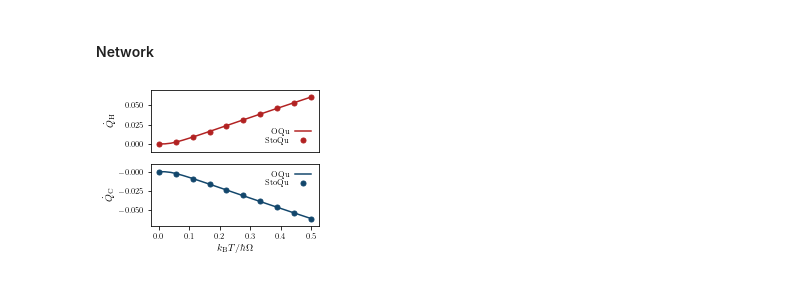
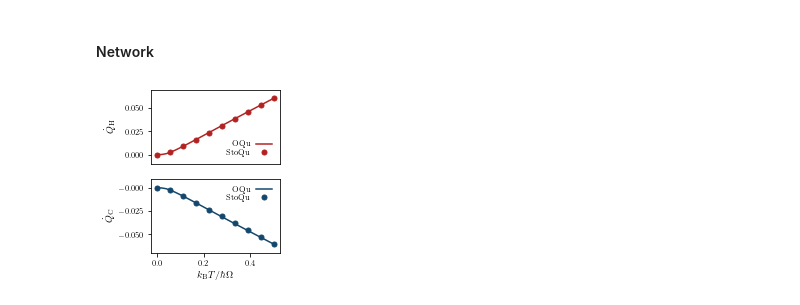
Before and after one commit to quantum-exeter/StochasticOscillators, a Jupyter notebook: plot.ipynb, the cells around one changed output. Saved outputs shown, nothing was run; the diff lists cells and outputs as text; code cells hidden in the pictures.

Commit message:
Network plot modified for schematic

```diff
--- a/plot.ipynb
+++ b/plot.ipynb
@@ -149,7 +149,7 @@ plt.savefig('./data/dynamics/dynamics.pdf', bbox_inches="tight", dpi=600)
 # %%
 q_T_osys = np.array(pd.read_csv(r'./data/network/q_T_osys_network.csv', header=None))
 # %%
-fig, ax = plt.subplots(2, 1, figsize=(3, 2.5))
+fig, ax = plt.subplots(2, 1, figsize=(2.3, 3))
 
 ax[0].set_ylabel("$\dot{Q}_{\mathrm{H}}$", labelpad=10.2)
 ax[0].set_ylim(-0.01, 0.07)
@@ -164,34 +164,34 @@ ax[1].set_yticks([0.000, -0.025, -0.050], ['$-0.000$', '$-0.025$', '$-0.050$'])
 ##### Data ######
 ax[0].plot(q_T_osys[:,0], q_T_osys[:,2], color='firebrick', label='OQu', zorder=0)
 ax[0].plot(0, 0.000005618790332271013, color='firebrick', linestyle='', marker='o', markersize=5, label='StoQu')
 ax[0].plot(5/90, 0.0024098244206672502, color='firebrick', linestyle='', marker='o', markersize=5)
 ax[0].plot(10/90, 0.008777703464497175, color='firebrick', linestyle='', marker='o', markersize=5)
 ax[0].plot(15/90, 0.016002953536526563, color='firebrick', linestyle='', marker='o', markersize=5)
 ax[0].plot(20/90, 0.023273010284886507, color='firebrick', linestyle='', marker='o', markersize=5)
 ax[0].plot(25/90, 0.030883337130464438, color='firebrick', linestyle='', marker='o', markersize=5)
 ax[0].plot(30/90, 0.03819142001582521, color='firebrick', linestyle='', marker='o', markersize=5)
 ax[0].plot(35/90, 0.04601786783526474, color='firebrick', linestyle='', marker='o', markersize=5)
 ax[0].plot(40/90, 0.05297082364038641, color='firebrick', linestyle='', marker='o', markersize=5)
 ax[0].plot(45/90, 0.06106304158859398, color='firebrick', linestyle='', marker='o', markersize=5)
 
 ax[1].plot(q_T_osys[:,0], q_T_osys[:,1], color=darkblue, label='OQu', zorder=0)
 ax[1].plot(0, -0.0000027966404438737076, color=darkblue, linestyle='', marker='o', markersize=5, label='StoQu')
 ax[1].plot(5/90, -0.00239236396753878, color=darkblue, linestyle='', marker='o', markersize=5)
 ax[1].plot(10/90, -0.008825055528485268, color=darkblue, linestyle='', marker='o', markersize=5)
 ax[1].plot(15/90, -0.015960927145895455, color=darkblue, linestyle='', marker='o', markersize=5)
 ax[1].plot(20/90, -0.023401527328490778, color=darkblue, linestyle='', marker='o', markersize=5)
 ax[1].plot(25/90, -0.030756598239722464, color=darkblue, linestyle='', marker='o', markersize=5)
 ax[1].plot(30/90, -0.038062630561312844, color=darkblue, linestyle='', marker='o', markersize=5)
 ax[1].plot(35/90, -0.04584446648935191, color=darkblue, linestyle='', marker='o', markersize=5)
 ax[1].plot(40/90, -0.052965851753738025, color=darkblue, linestyle='', marker='o', markersize=5)
 ax[1].plot(45/90, -0.06100370548013566, color=darkblue, linestyle='', marker='o', markersize=5)
 
 ax[0].legend(loc='lower right', labelspacing=0.2, markerfirst=False, frameon=False)
 ax[1].legend(loc='upper right', labelspacing=0.2, markerfirst=False, frameon=False)
 
 plt.savefig('./data/network/network.pdf', bbox_inches="tight", dpi=600)
 # %% [output]
-[figure, old version]
+[figure, new version]
 # %%
 fig, ax = plt.subplots(1, 1, figsize=(3, 2.5))
 
```
Also changed, not shown: 1 other file.
